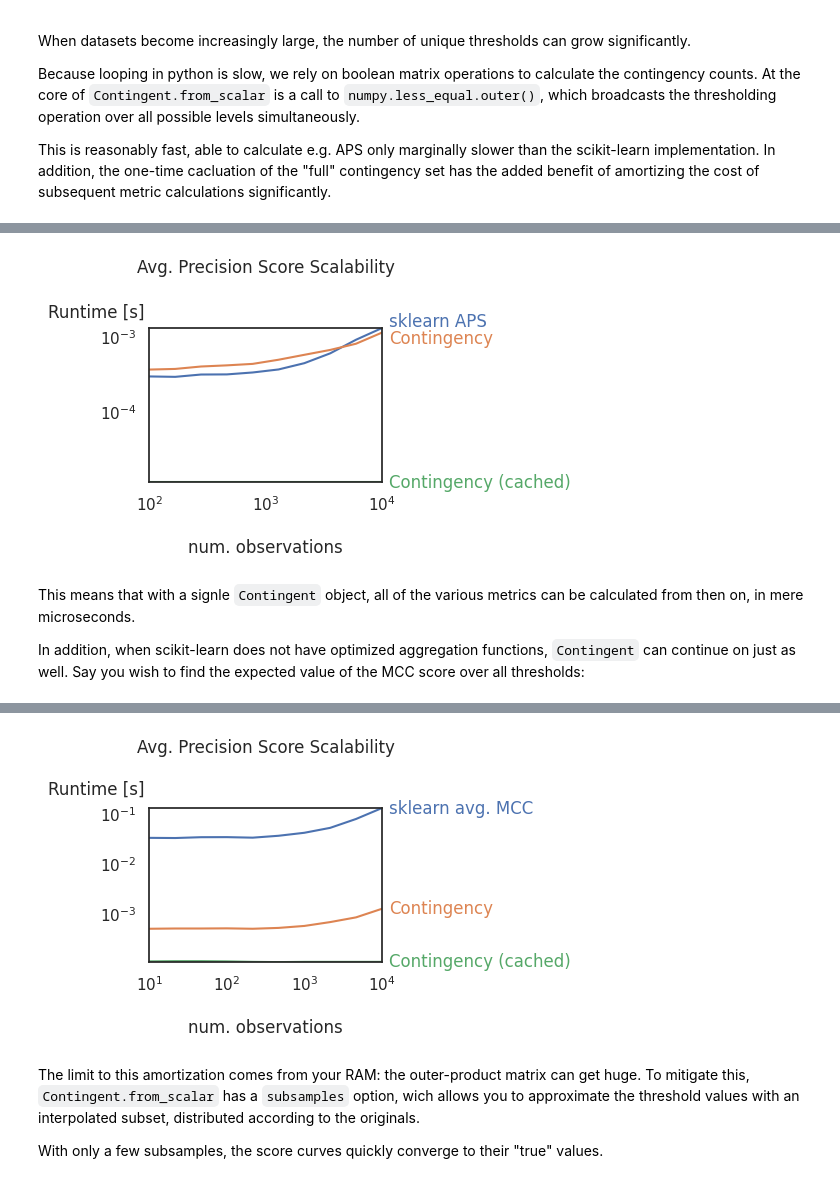
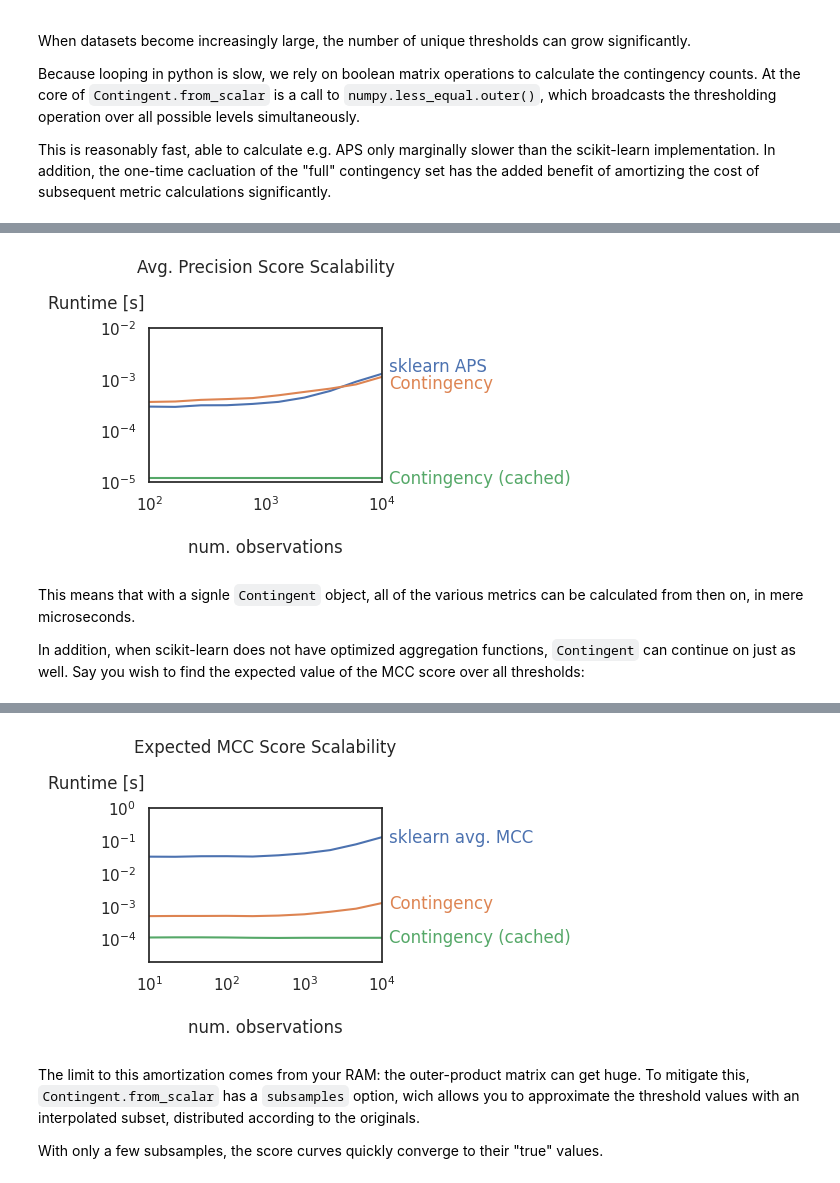
Before and after one commit to scipy-conference/scipy_proceedings, a Jupyter notebook: papers/rachael_sexton/notebooks/contingency.ipynb, the cells around one changed output, grey strips where cells are left out. Cells and saved outputs as stored; diff of their text form; code cells hidden in the pictures.

Commit message:
fix plot title

```diff
--- a/papers/rachael_sexton/notebooks/contingency.ipynb
+++ b/papers/rachael_sexton/notebooks/contingency.ipynb
@@ -152,9 +152,10 @@ Kernels ━━━━━━━━━━━━━━━━━━━━━━━━
 
 plt.figure(figsize=(3,2))
 plt.title('Avg. Precision Score Scalability')
-aps_out.show()
+plt.ylim((1e-5,1e-2))
+aps_out.show();
 # %% [output]
-[figure, old version]
+[figure, new version]
 # %% [markdown]
 This means that with a signle `Contingent` object, all of the various metrics can be calculated from then on, in mere microseconds.
 
@@ -185,11 +186,13 @@ Kernels ━━━━━━━━━━━━━━━━━━━━━━━━
 # %%
 #| label: fig:contingent-MCC
 
 plt.figure(figsize=(3,2))
-plt.title('Avg. Precision Score Scalability')
-mcc_out.show()
+plt.title('Expected MCC Score Scalability')
+plt.ylim((2e-5,1))
+
+mcc_out.show();
 # %% [output]
-[figure, old version]
+[figure, new version]
 # %% [markdown]
 The limit to this amortization comes from your RAM: the outer-product matrix can get huge.
 To mitigate this, `Contingent.from_scalar` has a `subsamples` option, wich allows you to approximate the threshold values with an interpolated subset, distributed according to the originals.
```
Also changed, not shown: 1 other file.
